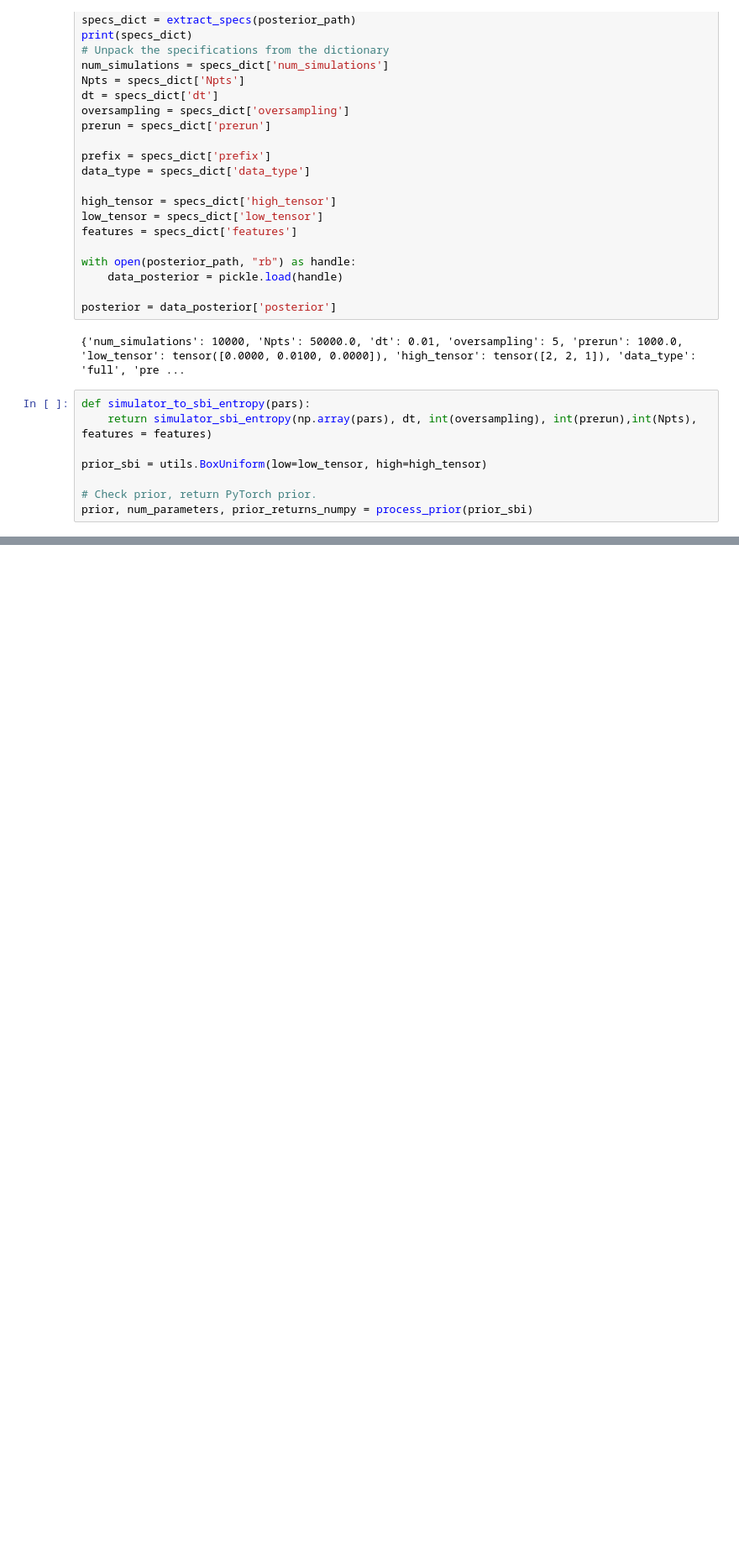
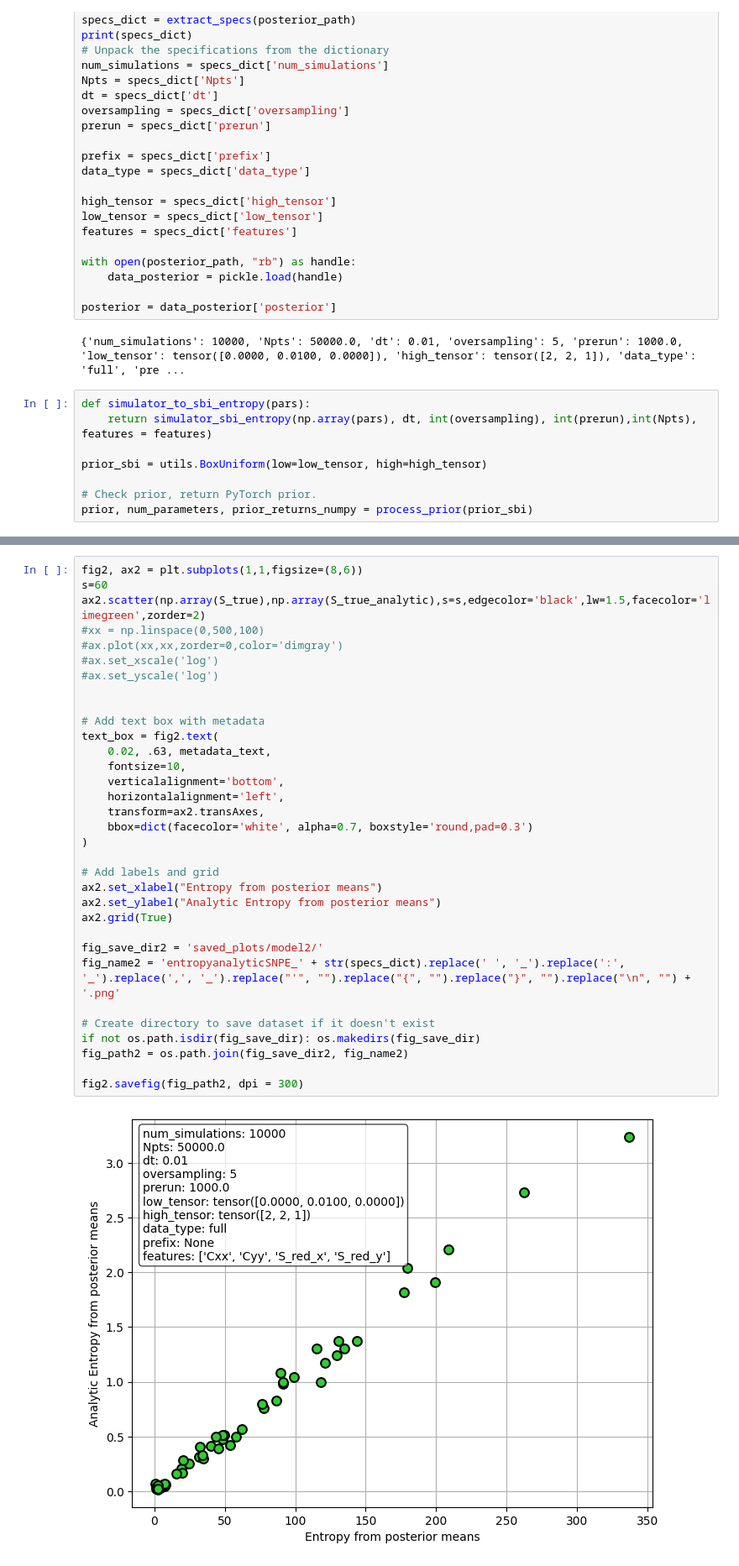
Before and after one commit to tusca99/PoD-LACP-B, a Jupyter notebook: SBI/posterior_analysis_v2.ipynb, the cells around one changed output, grey strips where cells are left out. Shown: that part at 84% size. Cells and saved outputs as stored; diff of their text form; blank space fills up the shorter version.

```diff
--- a/SBI/posterior_analysis_v2.ipynb
+++ b/SBI/posterior_analysis_v2.ipynb
@@ -155,0 +154,35 @@ fig2.savefig(fig_path2, dpi = 300)
+# %%
+fig2, ax2 = plt.subplots(1,1,figsize=(8,6))
+s=60
+ax2.scatter(np.array(S_true),np.array(S_true_analytic),s=s,edgecolor='black',lw=1.5,facecolor='limegreen',zorder=2)
+#xx = np.linspace(0,500,100)
+#ax.plot(xx,xx,zorder=0,color='dimgray')
+#ax.set_xscale('log')
+#ax.set_yscale('log')
+
+
+# Add text box with metadata
+text_box = fig2.text(
+    0.02, .63, metadata_text,
+    fontsize=10,
+    verticalalignment='bottom',
+    horizontalalignment='left',
+    transform=ax2.transAxes,
+    bbox=dict(facecolor='white', alpha=0.7, boxstyle='round,pad=0.3')
+)
+
+# Add labels and grid
+ax2.set_xlabel("Entropy from posterior means")
+ax2.set_ylabel("Analytic Entropy from posterior means")
+ax2.grid(True)
+
+fig_save_dir2 = 'saved_plots/model2/'
+fig_name2 = 'entropyanalyticSNPE_' + str(specs_dict).replace(' ', '_').replace(':', '_').replace(',', '_').replace("'", "").replace("{", "").replace("}", "").replace("\n", "") + '.png'
+
+# Create directory to save dataset if it doesn't exist
+if not os.path.isdir(fig_save_dir): os.makedirs(fig_save_dir)
+fig_path2 = os.path.join(fig_save_dir2, fig_name2)
+
+fig2.savefig(fig_path2, dpi = 300)
+# %% [output]
+[figure, added]
```
Also changed, not shown: parts of 5 cells of this notebook, 1 other file.
